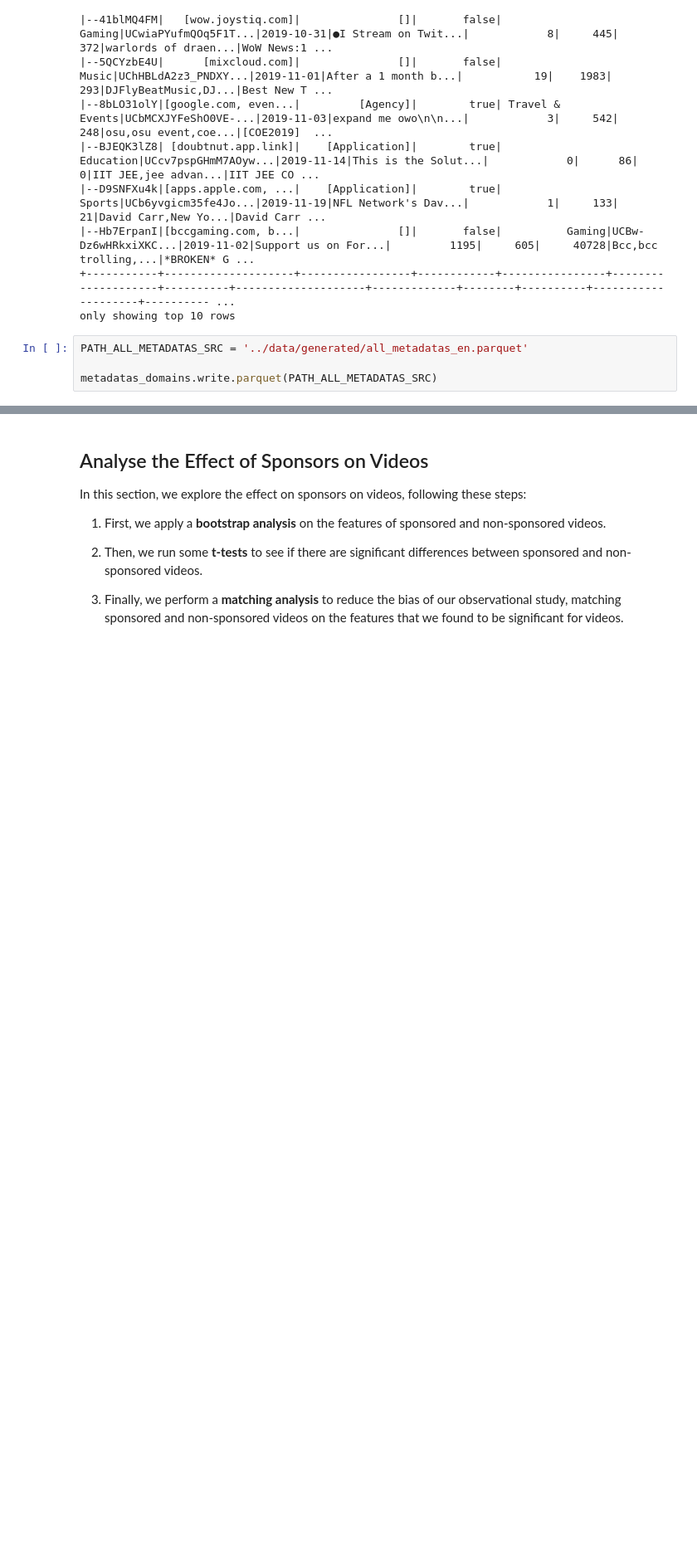
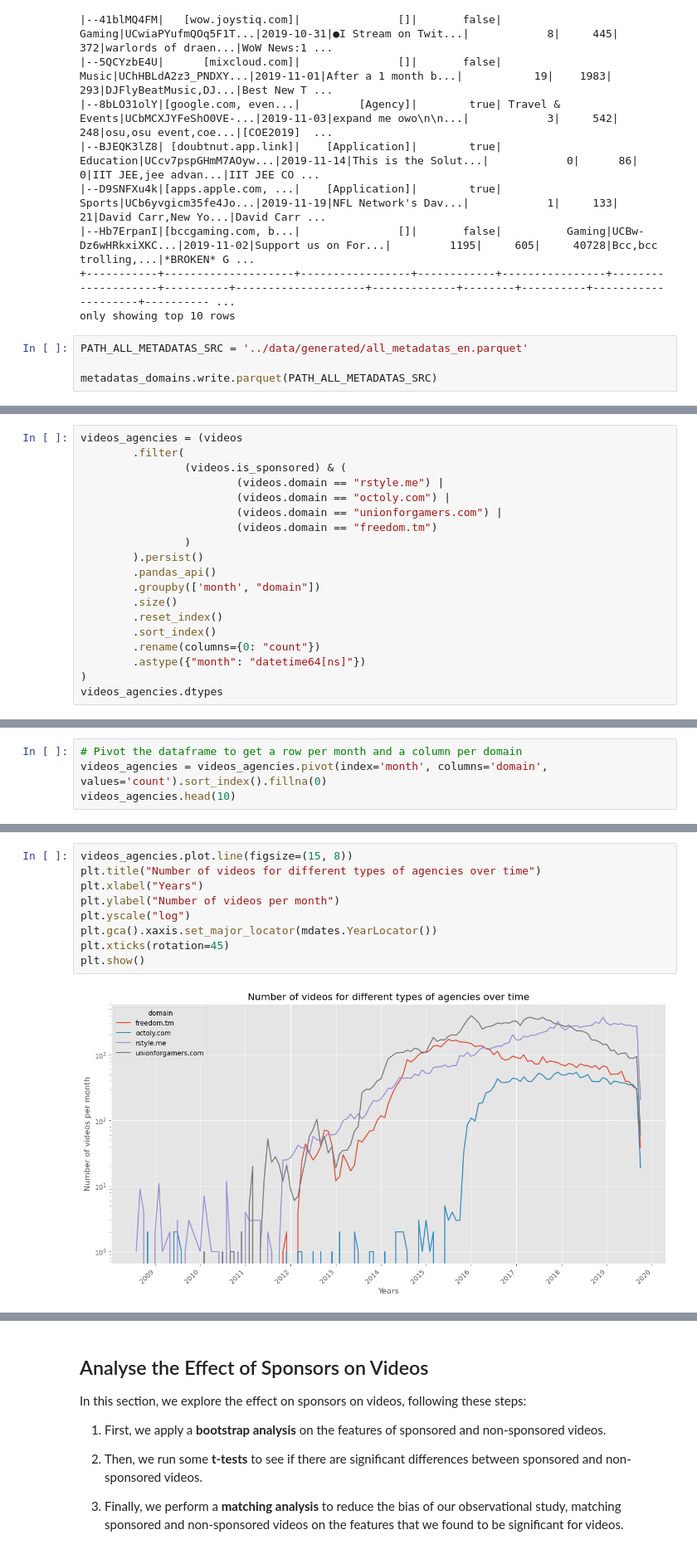
Before and after one commit to epfl-ada/ada-2022-project-fraisetagada, a Jupyter notebook: project.ipynb, the cells around one changed output, grey strips where cells are left out. Shown at 83% size. Drawn from its saved outputs; the diff is of its cells as text; blank space fills up the shorter version.

```diff
--- a/project.ipynb
+++ b/project.ipynb
@@ -1901,0 +2196,19 @@ metadatas_domains.write.parquet(PATH_ALL_METADATAS_SRC)
+# %%
+videos_agencies = (videos
+        .filter(
+                (videos.is_sponsored) & (
+                        (videos.domain == "rstyle.me") |
+                        (videos.domain == "octoly.com") |
+                        (videos.domain == "unionforgamers.com") |
+                        (videos.domain == "freedom.tm")
+                )
+        ).persist()
+        .pandas_api()
+        .groupby(['month', "domain"])
+        .size()
+        .reset_index()
+        .sort_index()
+        .rename(columns={0: "count"})
+        .astype({"month": "datetime64[ns]"})
+)
+videos_agencies.dtypes
@@ -1901,0 +2220,4 @@ metadatas_domains.write.parquet(PATH_ALL_METADATAS_SRC)
+# %%
+# Pivot the dataframe to get a row per month and a column per domain
+videos_agencies = videos_agencies.pivot(index='month', columns='domain', values='count').sort_index().fillna(0)
+videos_agencies.head(10)
@@ -1901,0 +2237,11 @@ metadatas_domains.write.parquet(PATH_ALL_METADATAS_SRC)
+# %%
+videos_agencies.plot.line(figsize=(15, 8))
+plt.title("Number of videos for different types of agencies over time")
+plt.xlabel("Years")
+plt.ylabel("Number of videos per month")
+plt.yscale("log")
+plt.gca().xaxis.set_major_locator(mdates.YearLocator())
+plt.xticks(rotation=45)
+plt.show()
+# %% [output]
+[figure, added]
```
Also changed, not shown: parts of 46 cells of this notebook, 1 other file.
